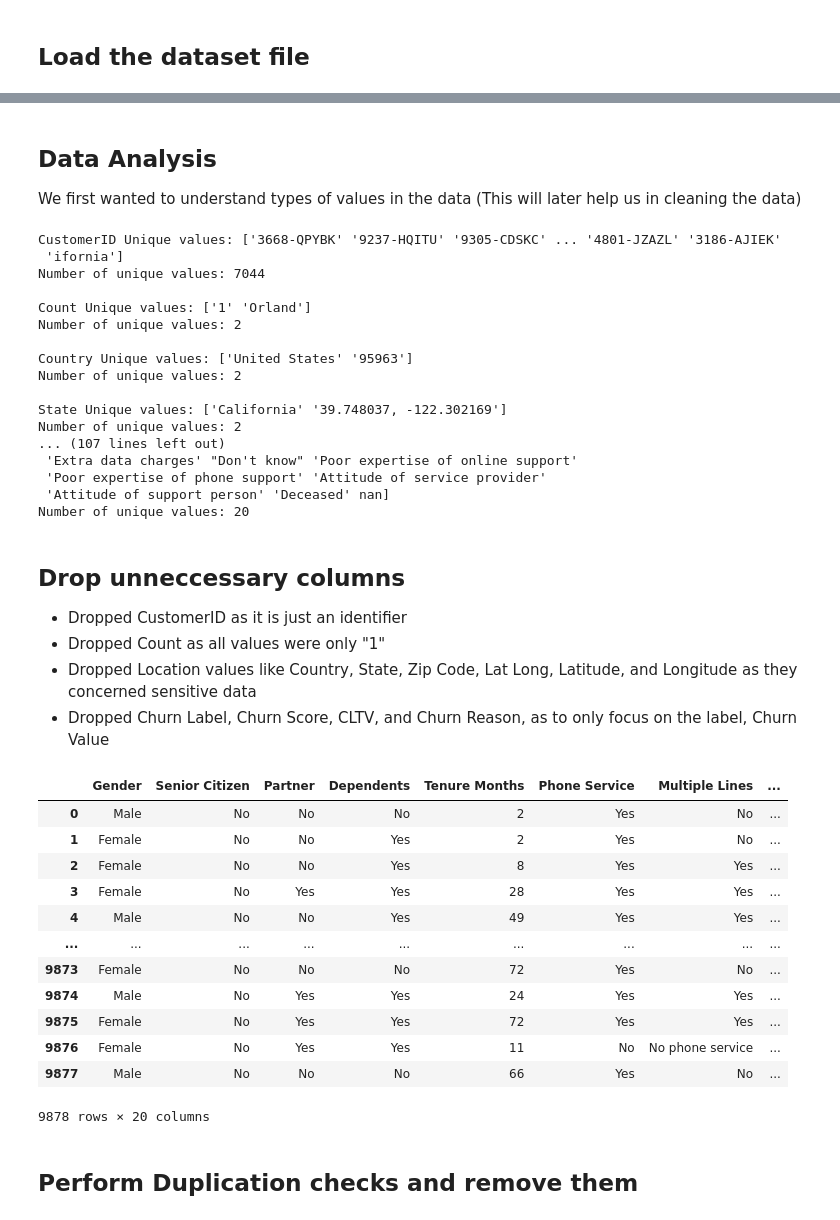
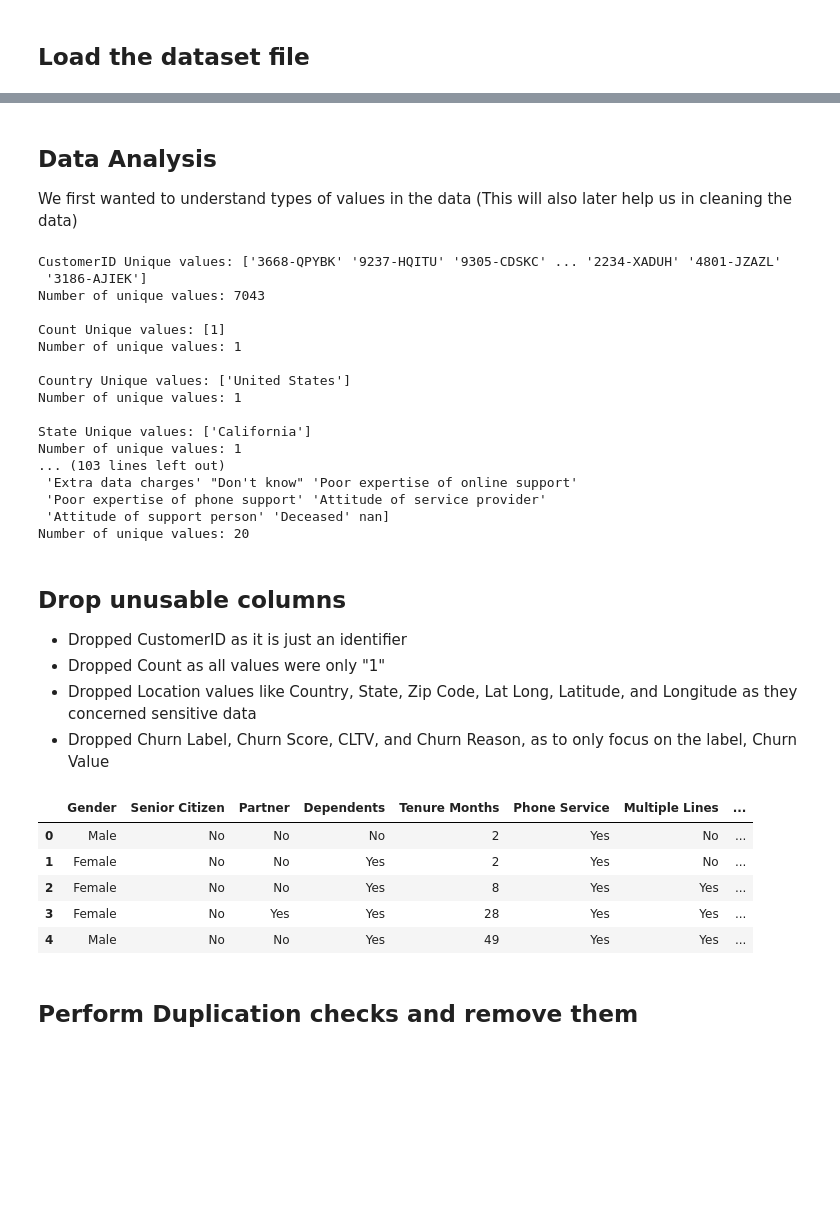
Before and after one commit to ZacharySoo01/I310D_DataCuration-Analysis, a Jupyter notebook: I310D_FinalProject.ipynb, the cells around one changed output, grey strips where cells are left out. Cells and saved outputs as stored; diff of their text form; code cells hidden in the pictures; blank space fills up the shorter version.

```diff
--- a/I310D_FinalProject.ipynb
+++ b/I310D_FinalProject.ipynb
@@ -8,8 +8,8 @@
 import pandas as pd
 import requests
 import numpy as np
-
-churn_data_df = pd.read_csv("/Telco_churn.csv")
+#churn_data_df = pd.read_csv("/Telco_churn.csv")
+churn_data_df = pd.read_excel("/content/Telco_churn.xlsx")
 churn_data_df.head()
 # %% [output]
 |  | CustomerID | Count | Country | State | City | Zip Code | Lat Long | Latitude | Longitude | Gender | ... |
@@ -21,7 +21,7 @@ churn_data_df.head()
 5 rows × 33 columns
 # %% [markdown]
 ## Data Analysis
-We first wanted to understand types of values in the data (This will later help us in cleaning the data)
+We first wanted to understand types of values in the data (This will also later help us in cleaning the data)
 # %%
 for names in churn_data_df.columns.tolist():
   unique = churn_data_df[names].unique()
@@ -31,25 +31,25 @@ for names in churn_data_df.columns.tolist():
   print("Number of unique values:", num_unique)
   print()
 # %% [output]
-CustomerID Unique values: ['3668-QPYBK' '9237-HQITU' '9305-CDSKC' ... '4801-JZAZL' '3186-AJIEK'
- 'ifornia']
-Number of unique values: 7044
+CustomerID Unique values: ['3668-QPYBK' '9237-HQITU' '9305-CDSKC' ... '2234-XADUH' '4801-JZAZL'
+ '3186-AJIEK']
+Number of unique values: 7043
 
-Count Unique values: ['1' 'Orland']
-Number of unique values: 2
+Count Unique values: [1]
+Number of unique values: 1
 
-Country Unique values: ['United States' '95963']
-Number of unique values: 2
+Country Unique values: ['United States']
+Number of unique values: 1
 
-State Unique values: ['California' '39.748037, -122.302169']
-Number of unique values: 2
-... (107 lines left out)
+State Unique values: ['California']
+Number of unique values: 1
+... (103 lines left out)
  'Extra data charges' "Don't know" 'Poor expertise of online support'
  'Poor expertise of phone support' 'Attitude of service provider'
  'Attitude of support person' 'Deceased' nan]
 Number of unique values: 20
 # %% [markdown]
-##  Drop unneccessary columns
+##  Drop unusable columns
 - Dropped CustomerID as it is just an identifier
 - Dropped Count as all values were only "1"
 - Dropped Location values like Country, State, Zip Code, Lat Long, Latitude, and Longitude as they concerned sensitive data
@@ -57,22 +57,15 @@ Number of unique values: 20
 # %%
 churn_data_df = churn_data_df.drop(["CustomerID","City","Count","Country","State","Zip Code", "Lat Long", "Latitude","Longitude"], axis = 1)
 churn_data_df = churn_data_df.drop(["Churn Reason","CLTV","Churn Score","Churn Label"], axis = 1)
 
-churn_data_df
+churn_data_df.head()
 # %% [output]
 |  | Gender | Senior Citizen | Partner | Dependents | Tenure Months | Phone Service | Multiple Lines | ... |
 | 0 | Male | No | No | No | 2 | Yes | No | ... |
 | 1 | Female | No | No | Yes | 2 | Yes | No | ... |
 | 2 | Female | No | No | Yes | 8 | Yes | Yes | ... |
 | 3 | Female | No | Yes | Yes | 28 | Yes | Yes | ... |
 | 4 | Male | No | No | Yes | 49 | Yes | Yes | ... |
-| ... | ... | ... | ... | ... | ... | ... | ... | ... |
-| 9873 | Female | No | No | No | 72 | Yes | No | ... |
-| 9874 | Male | No | Yes | Yes | 24 | Yes | Yes | ... |
-| 9875 | Female | No | Yes | Yes | 72 | Yes | Yes | ... |
-| 9876 | Female | No | Yes | Yes | 11 | No | No phone service | ... |
-| 9877 | Male | No | No | No | 66 | Yes | No | ... |
-9878 rows × 20 columns
 # %% [markdown]
 ## Perform Duplication checks and remove them
 # %%
```
Also changed, not shown: parts of 25 cells of this notebook.
